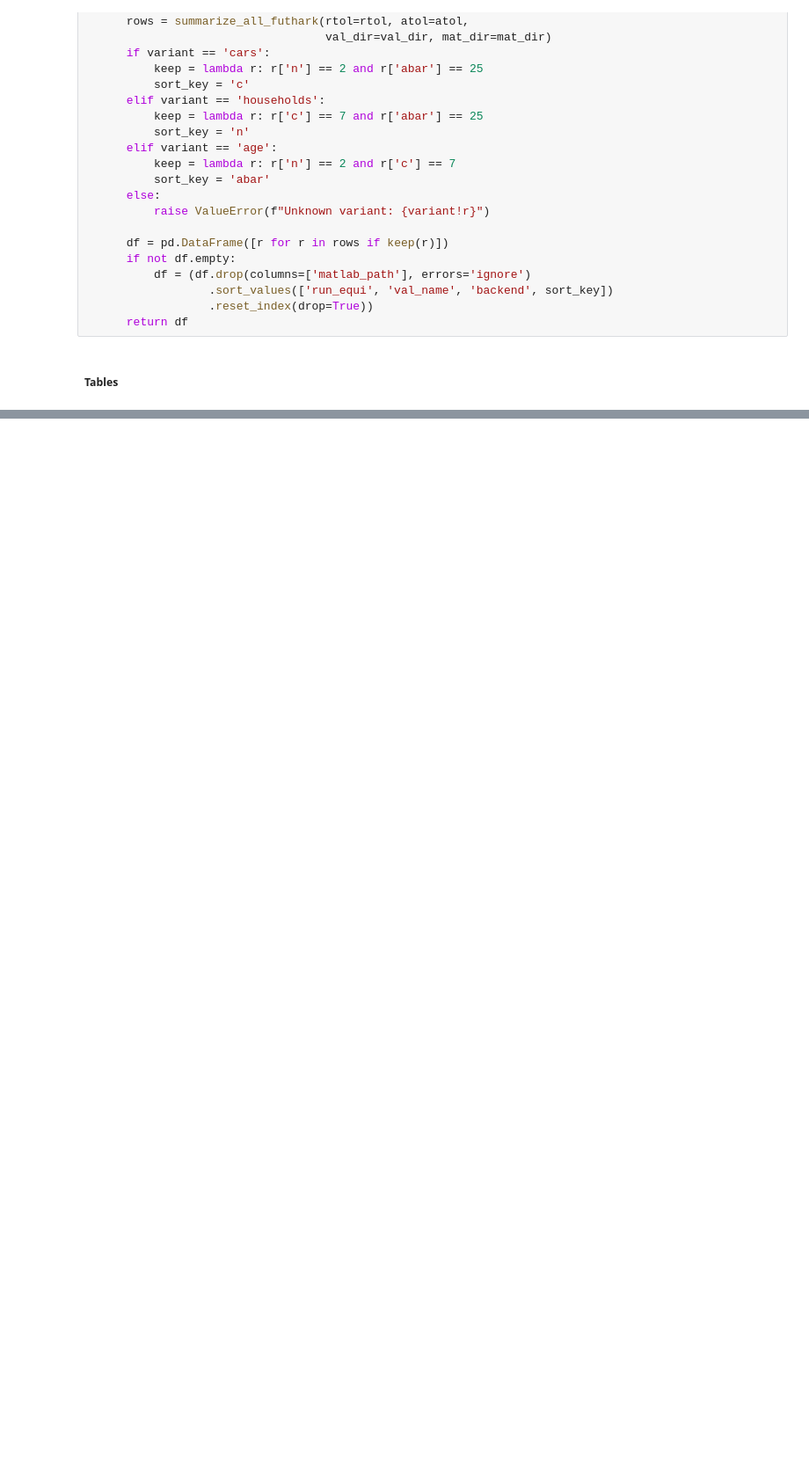
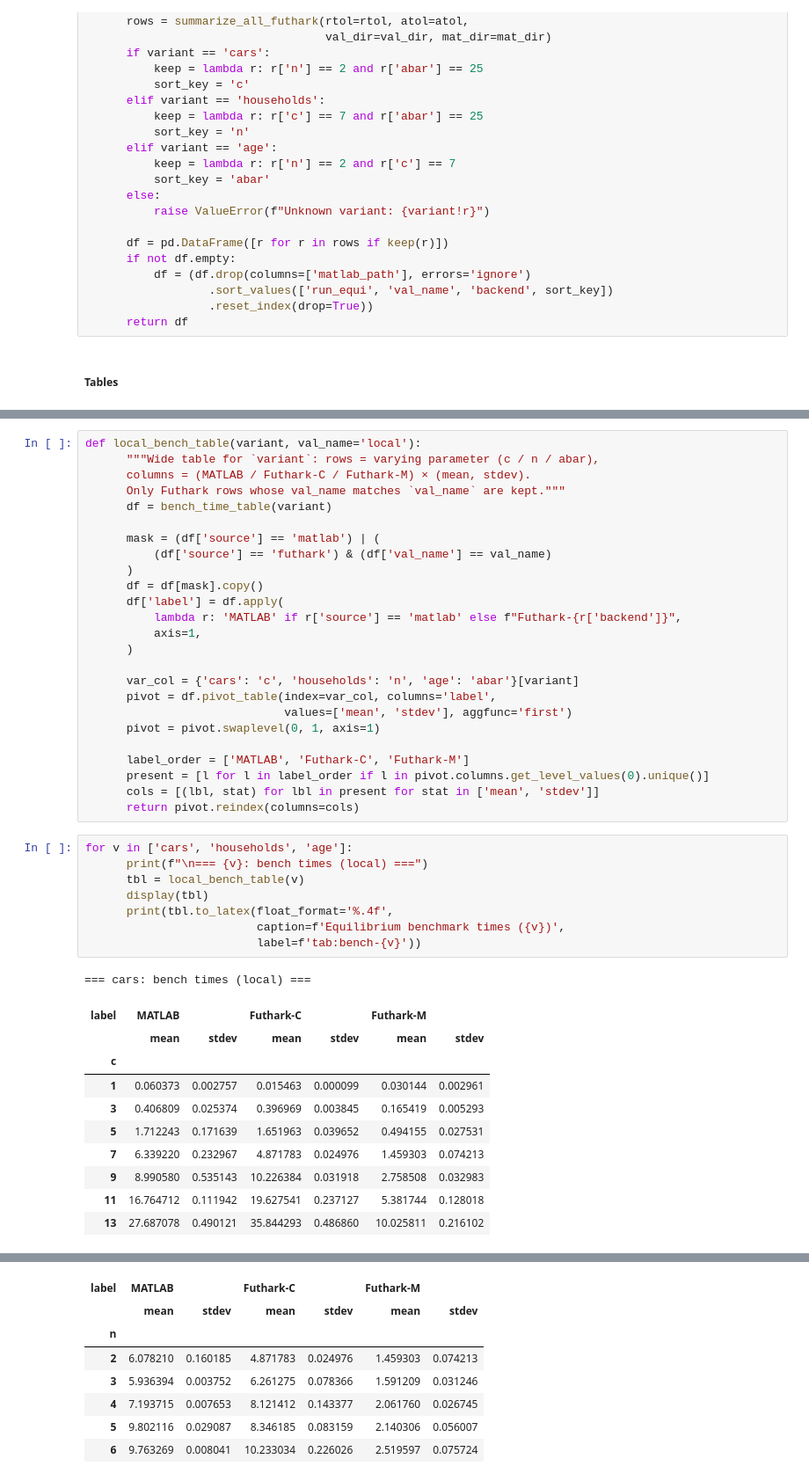
Before and after one commit to melsman/dikueconpub, a Jupyter notebook: src/carmodel/fut2/validation.ipynb, the cells around one changed output, grey strips where cells are left out. Shown at 88% size. Drawn from its saved outputs; the diff is of its cells as text; blank space fills up the shorter version.

```diff
--- a/src/carmodel/fut2/validation.ipynb
+++ b/src/carmodel/fut2/validation.ipynb
@@ -351,0 +440,45 @@ NameError: name 'pd' is not defined
+# %%
+def local_bench_table(variant, val_name='local'):
+      """Wide table for `variant`: rows = varying parameter (c / n / abar),
+      columns = (MATLAB / Futhark-C / Futhark-M) × (mean, stdev).
+      Only Futhark rows whose val_name matches `val_name` are kept."""
+      df = bench_time_table(variant)
+
+      mask = (df['source'] == 'matlab') | (
+          (df['source'] == 'futhark') & (df['val_name'] == val_name)
+      )
+      df = df[mask].copy()
+      df['label'] = df.apply(
+          lambda r: 'MATLAB' if r['source'] == 'matlab' else f"Futhark-{r['backend']}",
+          axis=1,
+      )
+
+      var_col = {'cars': 'c', 'households': 'n', 'age': 'abar'}[variant]
+      pivot = df.pivot_table(index=var_col, columns='label',
+                             values=['mean', 'stdev'], aggfunc='first')
+      pivot = pivot.swaplevel(0, 1, axis=1)
+
+      label_order = ['MATLAB', 'Futhark-C', 'Futhark-M']
+      present = [l for l in label_order if l in pivot.columns.get_level_values(0).unique()]
+      cols = [(lbl, stat) for lbl in present for stat in ['mean', 'stdev']]
+      return pivot.reindex(columns=cols)
+# %%
+for v in ['cars', 'households', 'age']:
+      print(f"\n=== {v}: bench times (local) ===")
+      tbl = local_bench_table(v)
+      display(tbl)
+      print(tbl.to_latex(float_format='%.4f',
+                         caption=f'Equilibrium benchmark times ({v})',
+                         label=f'tab:bench-{v}'))
+# %% [output]
+=== cars: bench times (local) ===
+| label | MATLAB |  | Futhark-C |  | Futhark-M |  |
+|  | mean | stdev | mean | stdev | mean | stdev |
+| c |  |  |  |  |  |  |
+| 1 | 0.060373 | 0.002757 | 0.015463 | 0.000099 | 0.030144 | 0.002961 |
+| 3 | 0.406809 | 0.025374 | 0.396969 | 0.003845 | 0.165419 | 0.005293 |
+| 5 | 1.712243 | 0.171639 | 1.651963 | 0.039652 | 0.494155 | 0.027531 |
+| 7 | 6.339220 | 0.232967 | 4.871783 | 0.024976 | 1.459303 | 0.074213 |
+| 9 | 8.990580 | 0.535143 | 10.226384 | 0.031918 | 2.758508 | 0.032983 |
+| 11 | 16.764712 | 0.111942 | 19.627541 | 0.237127 | 5.381744 | 0.128018 |
+| 13 | 27.687078 | 0.490121 | 35.844293 | 0.486860 | 10.025811 | 0.216102 |
@@ -351,0 +502,8 @@ NameError: name 'pd' is not defined
+| label | MATLAB |  | Futhark-C |  | Futhark-M |  |
+|  | mean | stdev | mean | stdev | mean | stdev |
+| n |  |  |  |  |  |  |
+| 2 | 6.078210 | 0.160185 | 4.871783 | 0.024976 | 1.459303 | 0.074213 |
+| 3 | 5.936394 | 0.003752 | 6.261275 | 0.078366 | 1.591209 | 0.031246 |
+| 4 | 7.193715 | 0.007653 | 8.121412 | 0.143377 | 2.061760 | 0.026745 |
+| 5 | 9.802116 | 0.029087 | 8.346185 | 0.083159 | 2.140306 | 0.056007 |
+| 6 | 9.763269 | 0.008041 | 10.233034 | 0.226026 | 2.519597 | 0.075724 |
```
Also changed, not shown: parts of 7 cells of this notebook, 47 other files.
